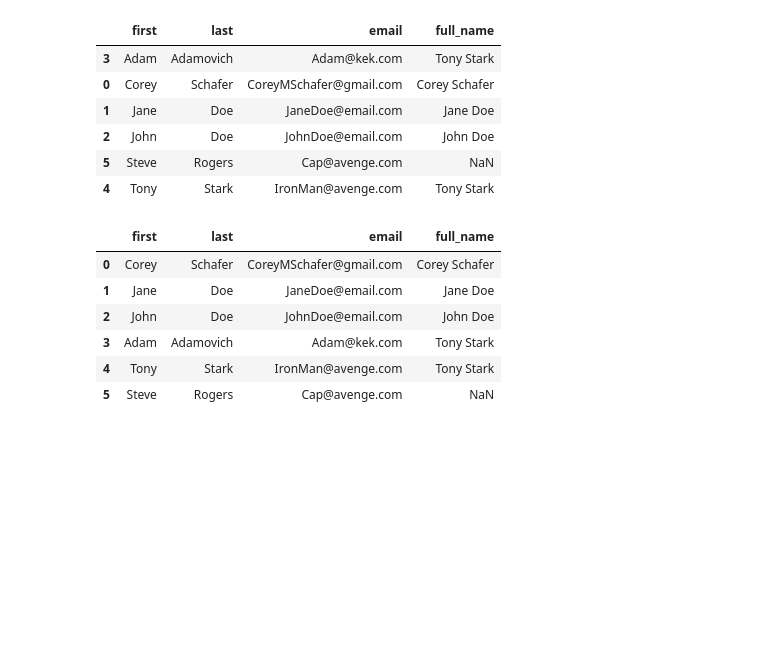
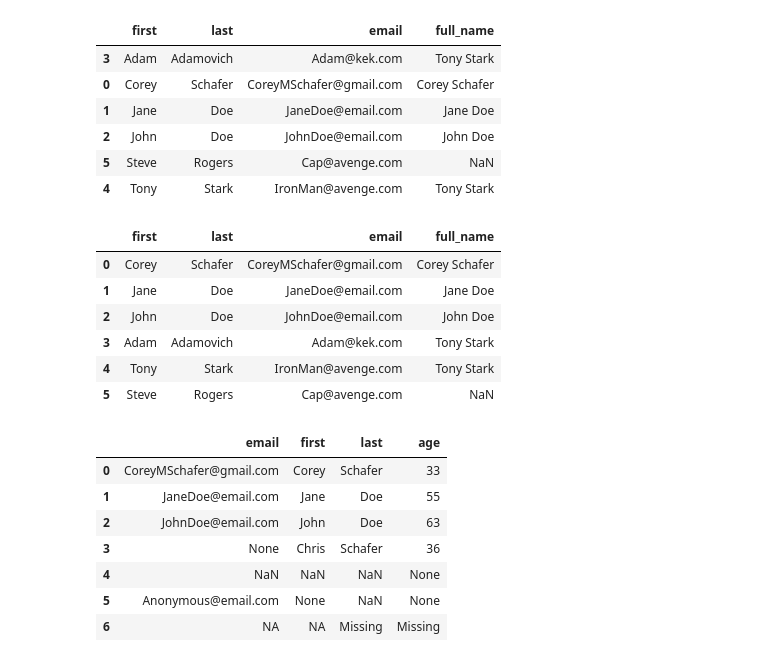
Before and after one commit to Artificerio/mldt, a Jupyter notebook: beginner_pandas/1.ipynb, the cells around one changed output. Saved outputs shown, nothing was run; the diff lists cells and outputs as text; code cells hidden in the pictures; blank space fills up the shorter version.

```diff
--- a/beginner_pandas/1.ipynb
+++ b/beginner_pandas/1.ipynb
@@ -335,0 +356,14 @@ df
+# %%
+# Draop all NA values
+# index - drop rows with na values, columns - drop columns with na values
+# any - drop any rows with na values, all - drop if all values are missing
+df.dropna(axis='columns', how='all')
+# %% [output]
+|  | email | first | last | age |
+| 0 | CoreyMSchafer@gmail.com | Corey | Schafer | 33 |
+| 1 | JaneDoe@email.com | Jane | Doe | 55 |
+| 2 | JohnDoe@email.com | John | Doe | 63 |
+| 3 | None | Chris | Schafer | 36 |
+| 4 | NaN | NaN | NaN | None |
+| 5 | Anonymous@email.com | None | NaN | None |
+| 6 | NA | NA | Missing | Missing |
```
Also changed, not shown: parts of 15 cells of this notebook.
